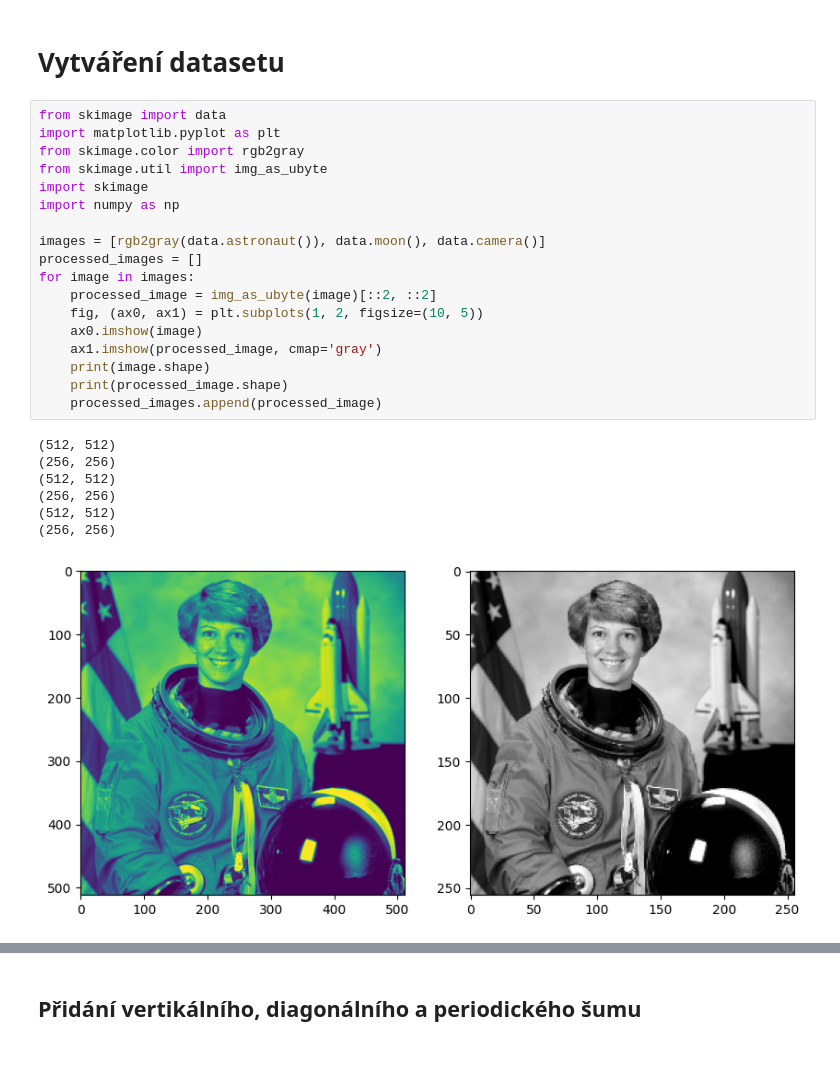
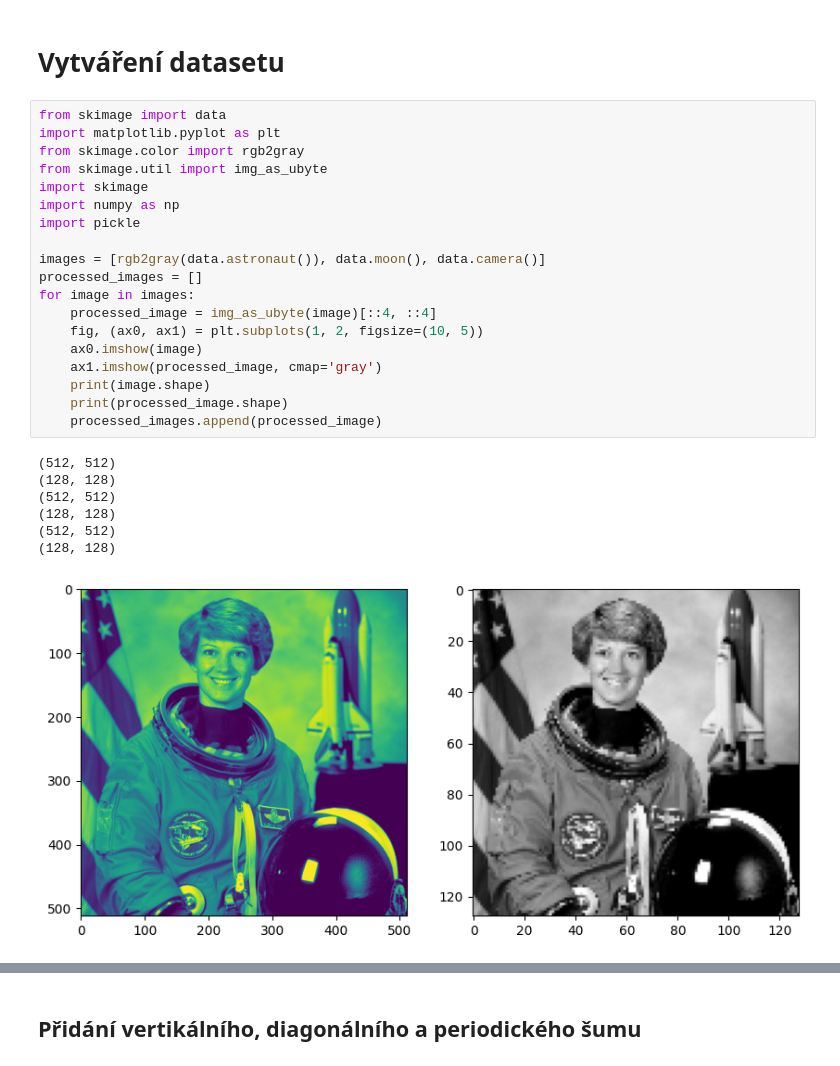
Before and after one commit to stnpkln/EVO, a Jupyter notebook: preprocessing.ipynb, the cells around one changed output, grey strips where cells are left out. Drawn from its saved outputs; the diff is of its cells as text.

```diff
--- a/preprocessing.ipynb
+++ b/preprocessing.ipynb
@@ -3,26 +3,27 @@
 # %%
 from skimage import data
 import matplotlib.pyplot as plt
 from skimage.color import rgb2gray
 from skimage.util import img_as_ubyte
 import skimage
 import numpy as np
+import pickle
 
 images = [rgb2gray(data.astronaut()), data.moon(), data.camera()]
 processed_images = []
 for image in images:
-    processed_image = img_as_ubyte(image)[::2, ::2]
+    processed_image = img_as_ubyte(image)[::4, ::4]
     fig, (ax0, ax1) = plt.subplots(1, 2, figsize=(10, 5))
     ax0.imshow(image)
     ax1.imshow(processed_image, cmap='gray')
     print(image.shape)
     print(processed_image.shape)
     processed_images.append(processed_image)
 # %% [output]
 (512, 512)
-(256, 256)
+(128, 128)
 (512, 512)
-(256, 256)
+(128, 128)
 (512, 512)
-(256, 256)
+(128, 128)
-[figure, old version]
+[figure, new version]
```
Also changed, not shown: parts of 2 cells of this notebook, 7 other files.
